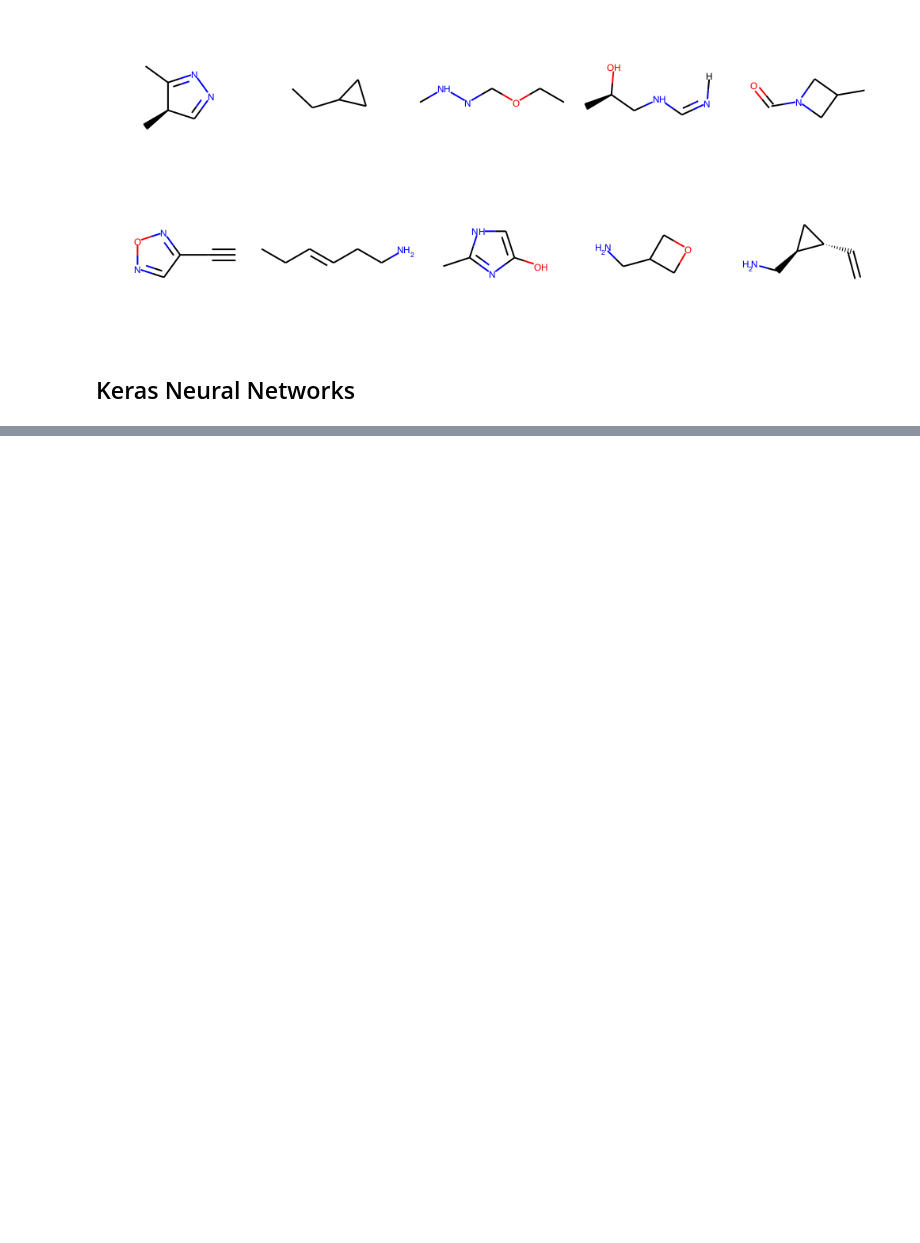
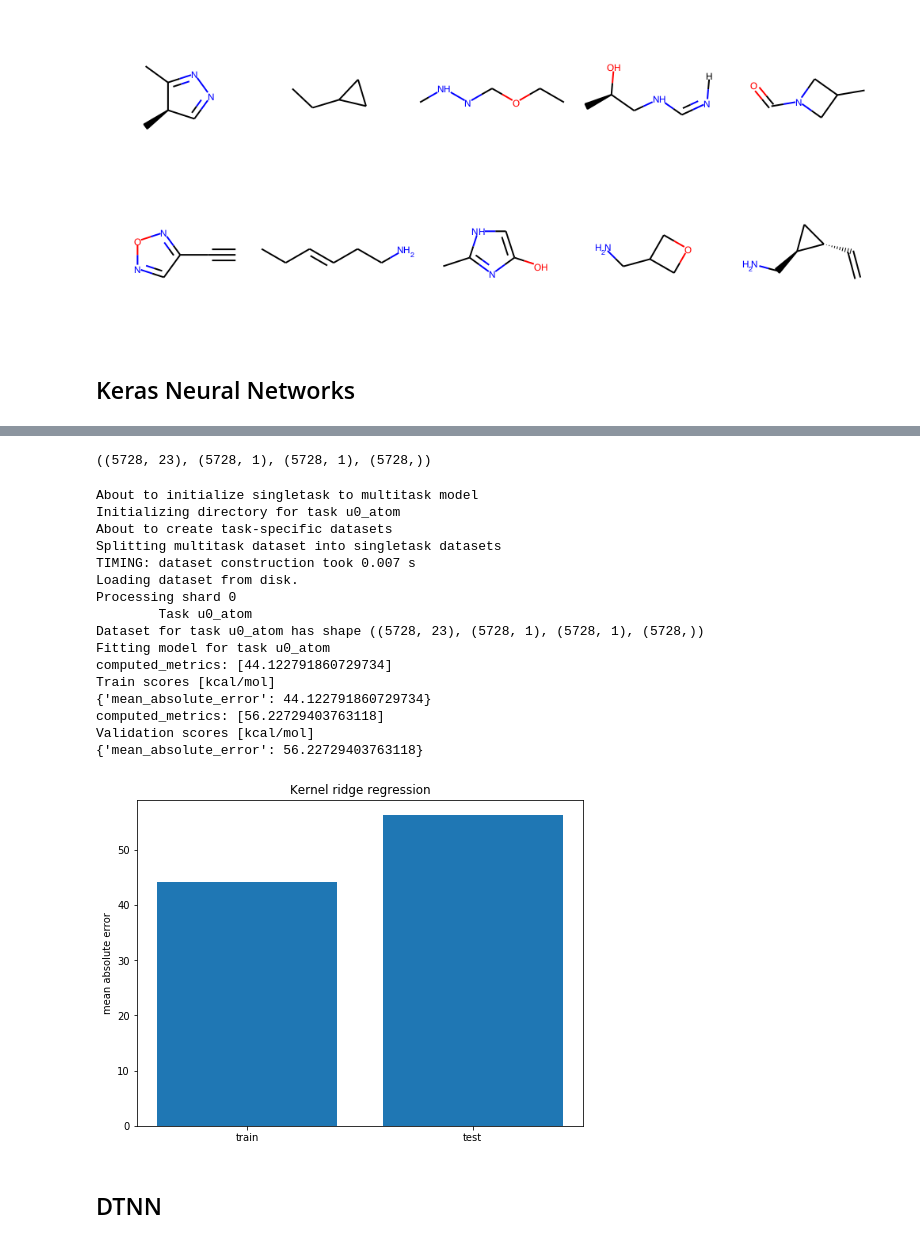
Before and after one commit to natwille1/molecular-atomisation-prediction, a Jupyter notebook: deepchem_implementation.ipynb, the cells around one changed output, grey strips where cells are left out. Cells and saved outputs as stored; diff of their text form; code cells hidden in the pictures; blank space fills up the shorter version.

```diff
--- a/deepchem_implementation.ipynb
+++ b/deepchem_implementation.ipynb
@@ -249,0 +279,11 @@ plot_history(history_adam, "adam model")
+# %%
+from deepchem.molnet import load_qm7
+from deepchem.models.tensorgraph.optimizers import ExponentialDecay
+from sklearn.kernel_ridge import KernelRidge
+tf.set_random_seed(123)
+
+qm7_tasks, qm7_datasets, qm7_transformers = load_qm7(featurizer='CoulombMatrix', split='stratified',
+                                                      move_mean=True, reload=True)
+
+
+qm7_train, qm7_valid, qm7_test = qm7_datasets
@@ -249,0 +308,58 @@ plot_history(history_adam, "adam model")
+# %%
+qm7_datasets[0].get_shape()
+# %% [output]
+((5728, 23), (5728, 1), (5728, 1), (5728,))
+# %%
+## Kernel ridge regression
+
+def krr_model_builder(model_dir):
+    sklearn_model = KernelRidge(kernel='laplacian', alpha=0.0001, gamma=0.0001)
+    return dc.models.SklearnModel(sklearn_model, model_dir)
+
+regression_metric = dc.metrics.Metric(
+    dc.metrics.mean_absolute_error, mode="regression")
+
+model = dc.models.SingletaskToMultitask(qm7_tasks, krr_model_builder)
+
+# Fit trained model
+model.fit(qm7_train)
+#model.save()
+
+train_evaluator = dc.utils.evaluate.Evaluator(model, qm7_train, qm7_transformers)
+train_scores = train_evaluator.compute_model_performance([regression_metric])
+
+print("Train scores [kcal/mol]")
+print(train_scores)
+
+test_evaluator = dc.utils.evaluate.Evaluator(model, qm7_test, qm7_transformers)
+test_scores = test_evaluator.compute_model_performance([regression_metric])
+
+print("Validation scores [kcal/mol]")
+print(test_scores)
+
+fig, ax = plt.subplots(1, 1, figsize=(8,6))
+ax.bar(['train', 'test'], [train_scores['mean_absolute_error'], test_scores['mean_absolute_error']])
+#ax[1].bar(['mae', 'pearsons_r2'], test_scores)
+plt.title("Kernel ridge regression")
+plt.ylabel("mean absolute error")
+plt.show()
+# %% [output]
+About to initialize singletask to multitask model
+Initializing directory for task u0_atom
+About to create task-specific datasets
+Splitting multitask dataset into singletask datasets
+TIMING: dataset construction took 0.007 s
+Loading dataset from disk.
+Processing shard 0
+        Task u0_atom
+Dataset for task u0_atom has shape ((5728, 23), (5728, 1), (5728, 1), (5728,))
+Fitting model for task u0_atom
+computed_metrics: [44.122791860729734]
+Train scores [kcal/mol]
+{'mean_absolute_error': 44.122791860729734}
+computed_metrics: [56.22729403763118]
+Validation scores [kcal/mol]
+{'mean_absolute_error': 56.22729403763118}
+[figure, added]
+# %% [markdown]
+## DTNN
```
Also changed, not shown: parts of 14 cells of this notebook, 2 other files.
